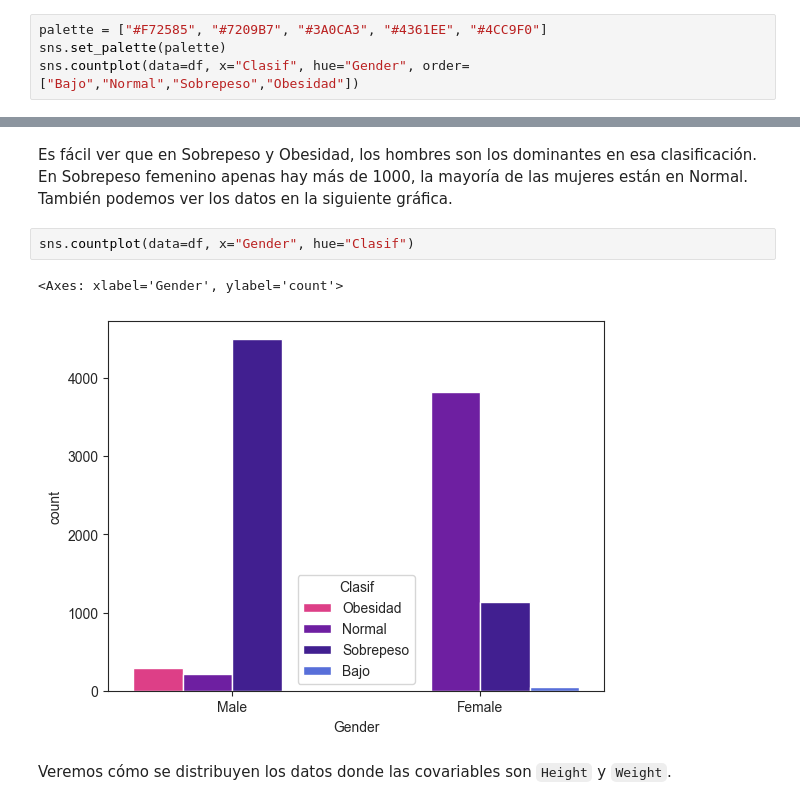
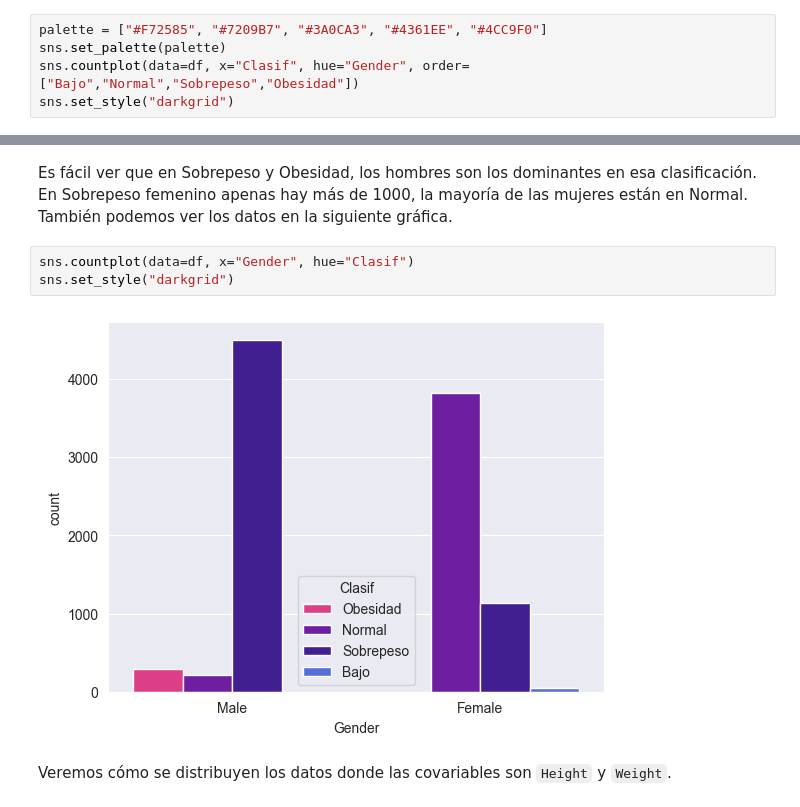
Before and after one commit to 420002464/Portafolio, a Jupyter notebook: ELTS/IMC.ipynb, the cells around one changed output, grey strips where cells are left out. Saved outputs shown, nothing was run; the diff lists cells and outputs as text.

```diff
--- a/ELTS/IMC.ipynb
+++ b/ELTS/IMC.ipynb
@@ -148,6 +148,7 @@ Procederemos a ver el conteo de la clasificación del IMC.
 palette = ["#F72585", "#7209B7", "#3A0CA3", "#4361EE", "#4CC9F0"]
 sns.set_palette(palette)
 sns.countplot(data=df, x="Clasif", hue="Gender", order=["Bajo","Normal","Sobrepeso","Obesidad"])
+sns.set_style("darkgrid")
 # %% [output]
 [figure]
 # %% [markdown]
@@ -155,9 +156,9 @@ Es fácil ver que en Sobrepeso y Obesidad, los hombres son los dominantes en esa
 También podemos ver los datos en la siguiente gráfica.
 # %%
 sns.countplot(data=df, x="Gender", hue="Clasif")
+sns.set_style("darkgrid")
 # %% [output]
-<Axes: xlabel='Gender', ylabel='count'>
-[figure, old version]
+[figure, new version]
 # %% [markdown]
 Veremos cómo se distribuyen los datos donde las covariables son `Height` y `Weight`.
 # %%
```
Also changed, not shown: parts of 1 cell of this notebook, 1 other file.
